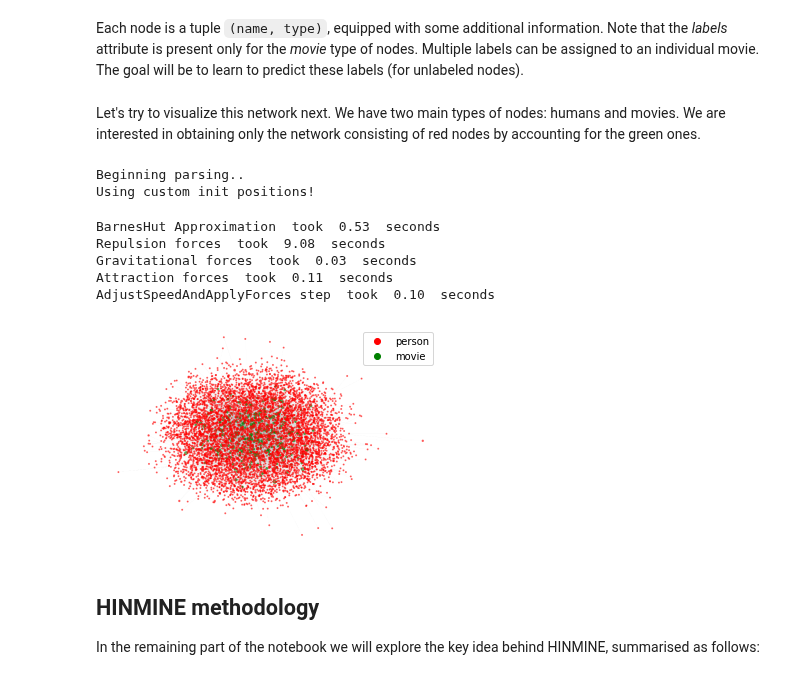
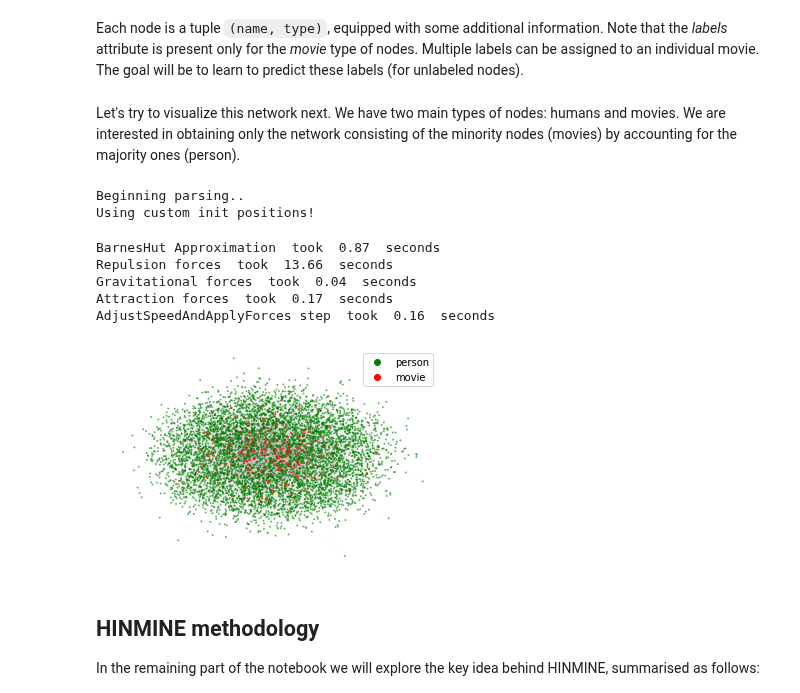
Before and after one commit to vpodpecan/representation_learning, a Jupyter notebook: Chapter5/hinmine.ipynb, the cells around one changed output. Drawn from its saved outputs; the diff is of its cells as text; code cells hidden in the pictures.

Commit message:
Added consistent colorings

```diff
--- a/Chapter5/hinmine.ipynb
+++ b/Chapter5/hinmine.ipynb
@@ -101,25 +101,34 @@ for node in first_nodes:
 # %% [markdown]
 Each node is a tuple `(name, type)`, equipped with some additional information. Note that the _labels_ attribute is present only for the _movie_ type of nodes. Multiple labels can be assigned to an individual movie. The goal will be to learn to predict these labels (for unlabeled nodes).
 # %% [markdown]
-Let's try to visualize this network next. We have two main types of nodes: humans and movies. We are interested in obtaining only the network consisting of red nodes by accounting for the green ones.
+Let's try to visualize this network next. We have two main types of nodes: humans and movies. We are interested in obtaining only the network consisting of the minority nodes (movies) by accounting for the majority ones (person).
 # %%
 from py3plex.visualization.multilayer import hairball_plot
 import numpy as np
 
+# Assign the colors to nodes in consistent manner
+color_list = []
+for n in multilayer_network.core_network.nodes():
+    if n[1] == "person":
+        color_list.append("green")
+    else:
+        color_list.append("red")
+
 hairball_plot(multilayer_network.core_network,
+              color_list = color_list,
               layout_parameters = {"iterations": 5},
               scale_by_size = True,
               legend = True,
               layout_algorithm = "force")
 # %% [output]
 Beginning parsing..
 Using custom init positions!
-BarnesHut Approximation  took  0.53  seconds
-Repulsion forces  took  9.08  seconds
-Gravitational forces  took  0.03  seconds
-Attraction forces  took  0.11  seconds
-AdjustSpeedAndApplyForces step  took  0.10  seconds
+BarnesHut Approximation  took  0.87  seconds
+Repulsion forces  took  13.66  seconds
+Gravitational forces  took  0.04  seconds
+Attraction forces  took  0.17  seconds
+AdjustSpeedAndApplyForces step  took  0.16  seconds
-[figure, old version]
+[figure, new version]
 # %% [markdown]
 ## HINMINE methodology
 In the remaining part of the notebook we will explore the key idea behind HINMINE, summarised as follows:
```
Also changed, not shown: parts of 4 cells of this notebook.
